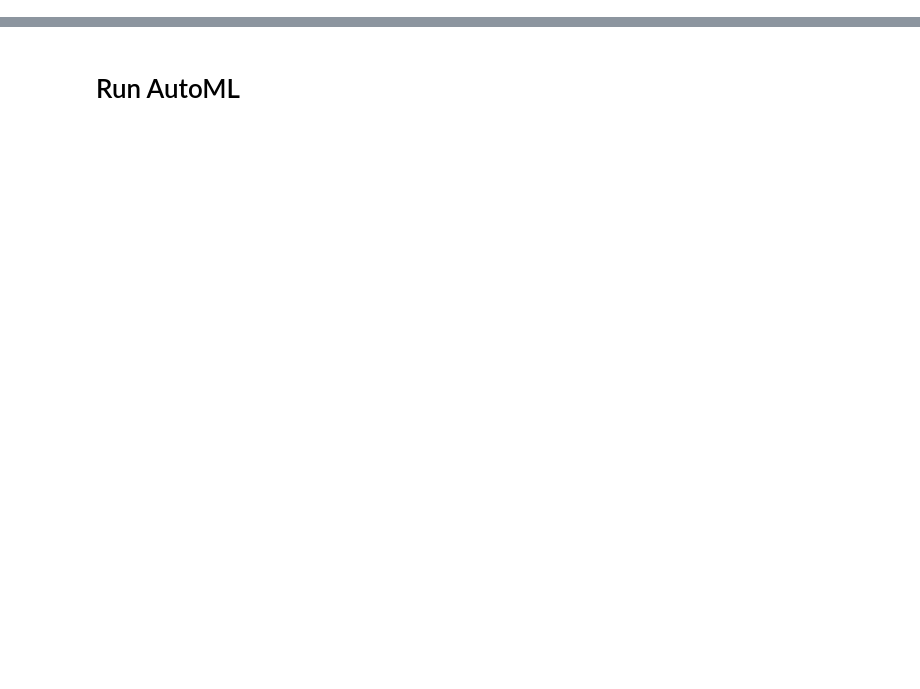
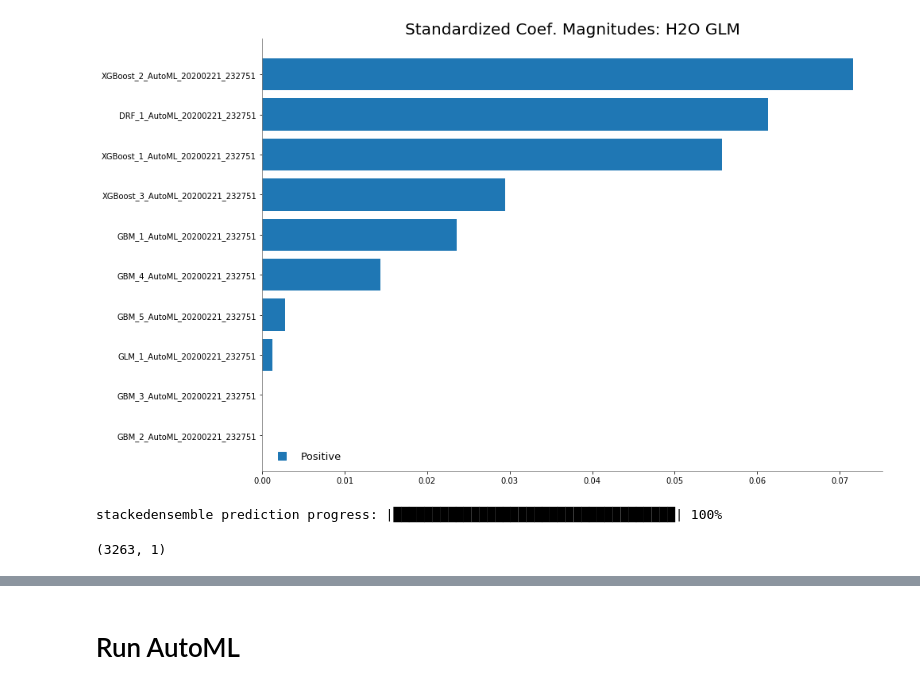
Before and after one commit to bruinAlex/disaster_tweet_kaggle, a Jupyter notebook: h2o/h2o_automl.ipynb, the cells around one changed output, grey strips where cells are left out. Cells and saved outputs as stored; diff of their text form; code cells hidden in the pictures; blank space fills up the shorter version.

```diff
--- a/h2o/h2o_automl.ipynb
+++ b/h2o/h2o_automl.ipynb
@@ -31,3 +31,30 @@ Connecting to H2O server at http://127.0.0.1:54321 ... successful.
 | H2O internal security: | False |
 | H2O API Extensions: | Amazon S3, XGBoost, Algos, AutoML... |
 | Python version: | 3.7.6 final |
+# %%
+%%time
+# Experiment 1
+X_train = np.load("../processed_data/full_lemma_keyword_pca_50_pipeline_tf_train_ndarray.npy")
+X_test = np.load("../processed_data/full_lemma_keyword_pca_50_pipeline_tf_test_ndarray.npy")
+
+X_train = h2o.H2OFrame(X_train)
+X_test = h2o.H2OFrame(X_test)
+
+y = X_train.columns[-1]
+x = X_train.columns
+x.remove(y)
+
+aml = H2OAutoML(max_models = 10,
+                seed = 1,
+                verbosity='debug',
+               )
+aml.train(x = x, y = y, training_frame = X_train)
+
+# Get model ids for all models in the AutoML Leaderboard
+model_ids = list(aml.leaderboard['model_id'].as_data_frame().iloc[:,0])
+# Get the "All Models" Stacked Ensemble model
+se = h2o.get_model([mid for mid in model_ids if "StackedEnsemble_AllModels" in mid][0])
+# Get the Stacked Ensemble metalearner model
+metalearner = h2o.get_model(se.metalearner()['name'])
+
+metalearner.coef_norm()
@@ -33,0 +90,12 @@ Connecting to H2O server at http://127.0.0.1:54321 ... successful.
+# %%
+%matplotlib inline
+metalearner.std_coef_plot()
+# %% [output]
+[figure, added]
+# %%
+# Experiment 1 Prediction Test
+predictions1 = aml.predict(X_test)
+predictions1.shape
+# %% [output]
+stackedensemble prediction progress: |████████████████████████████████████| 100%
+(3263, 1)
```
Also changed, not shown: parts of 35 cells of this notebook, 6 other files.
